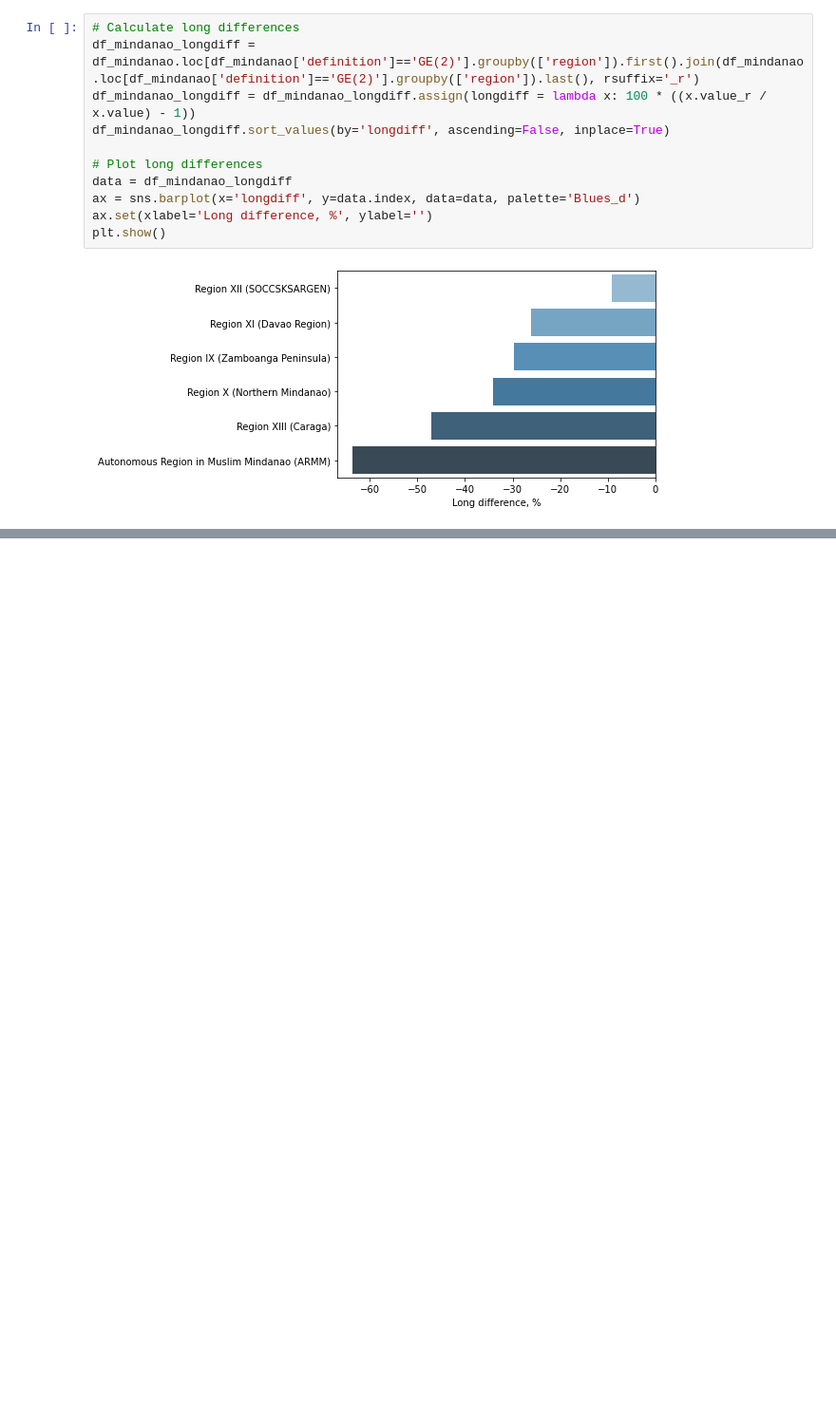
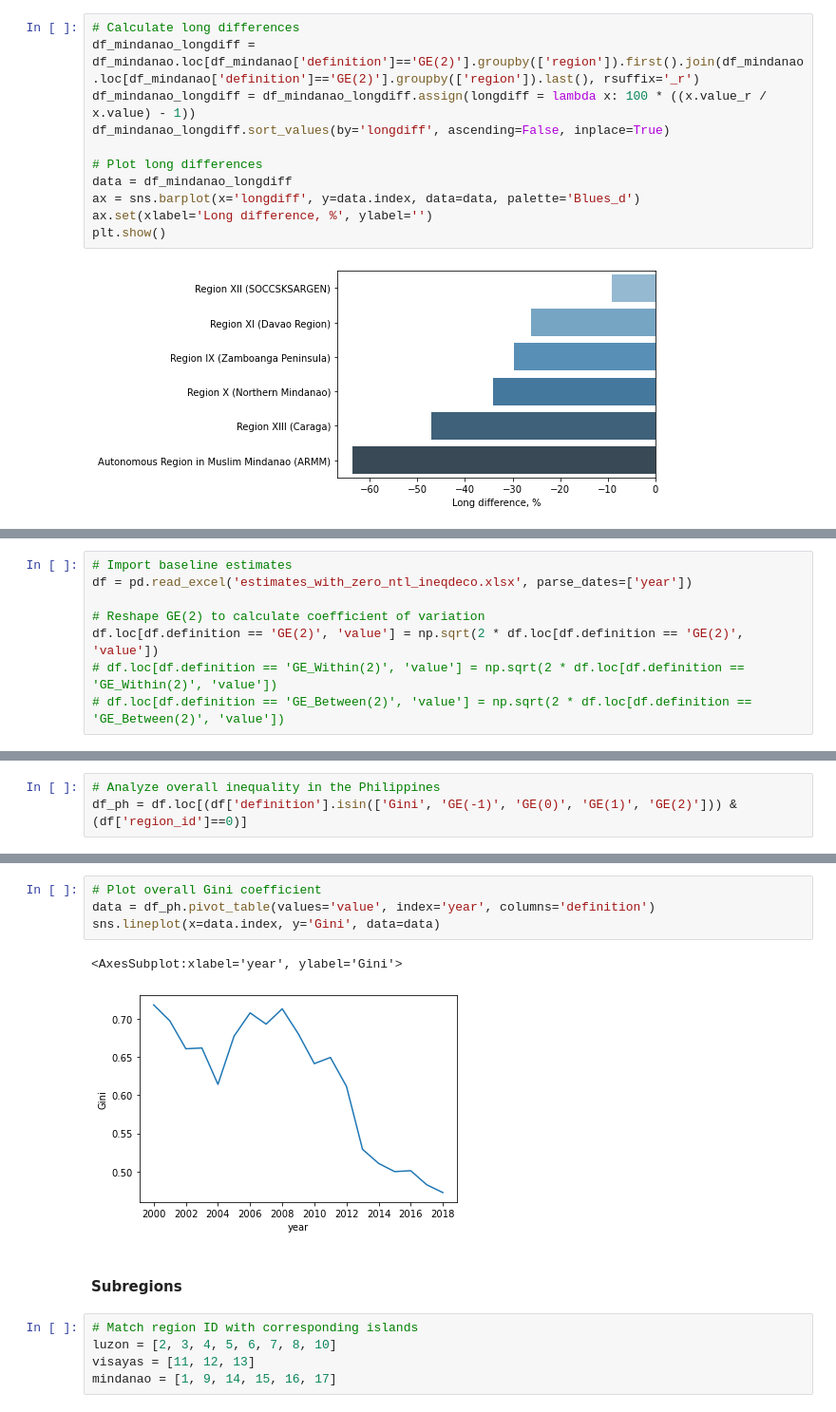
Before and after one commit to jessonpagaduan/spatial-inequality, a Jupyter notebook: spatial_inequality_eda.ipynb, the cells around one changed output, grey strips where cells are left out. Shown at 95% size. Drawn from its saved outputs; the diff is of its cells as text; blank space fills up the shorter version.

```diff
--- a/spatial_inequality_eda.ipynb
+++ b/spatial_inequality_eda.ipynb
@@ -641,0 +646,8 @@ plt.show()
+# %%
+# Import baseline estimates
+df = pd.read_excel('estimates_with_zero_ntl_ineqdeco.xlsx', parse_dates=['year'])
+
+# Reshape GE(2) to calculate coefficient of variation
+df.loc[df.definition == 'GE(2)', 'value'] = np.sqrt(2 * df.loc[df.definition == 'GE(2)', 'value'])
+# df.loc[df.definition == 'GE_Within(2)', 'value'] = np.sqrt(2 * df.loc[df.definition == 'GE_Within(2)', 'value'])
+# df.loc[df.definition == 'GE_Between(2)', 'value'] = np.sqrt(2 * df.loc[df.definition == 'GE_Between(2)', 'value'])
@@ -641,0 +674,3 @@ plt.show()
+# %%
+# Analyze overall inequality in the Philippines
+df_ph = df.loc[(df['definition'].isin(['Gini', 'GE(-1)', 'GE(0)', 'GE(1)', 'GE(2)'])) & (df['region_id']==0)]
@@ -641,0 +715,14 @@ plt.show()
+# %%
+# Plot overall Gini coefficient
+data = df_ph.pivot_table(values='value', index='year', columns='definition')
+sns.lineplot(x=data.index, y='Gini', data=data)
+# %% [output]
+<AxesSubplot:xlabel='year', ylabel='Gini'>
+[figure, added]
+# %% [markdown]
+#### Subregions
+# %%
+# Match region ID with corresponding islands
+luzon = [2, 3, 4, 5, 6, 7, 8, 10]
+visayas = [11, 12, 13]
+mindanao = [1, 9, 14, 15, 16, 17]
```
Also changed, not shown: parts of 94 cells of this notebook.
